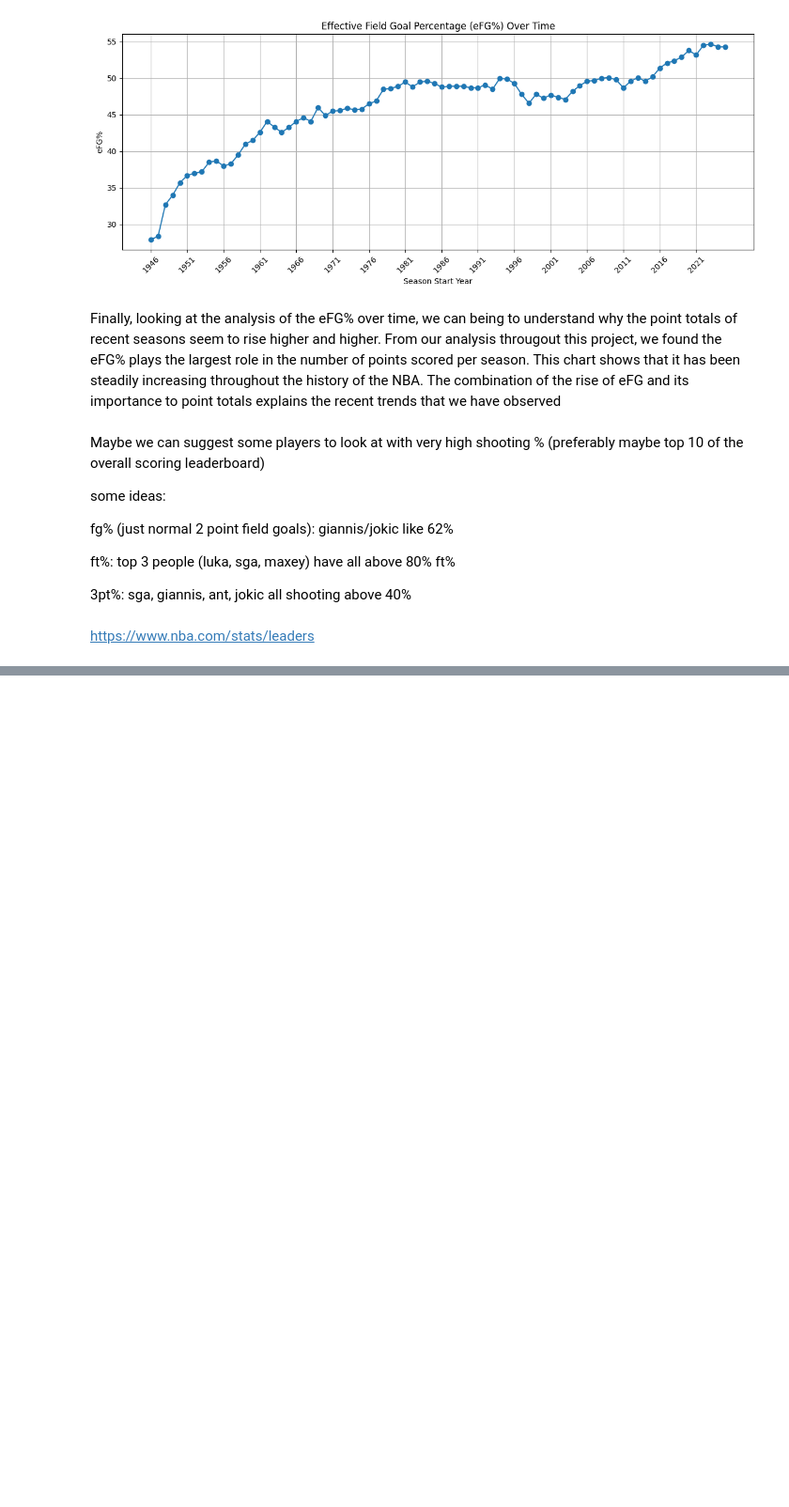
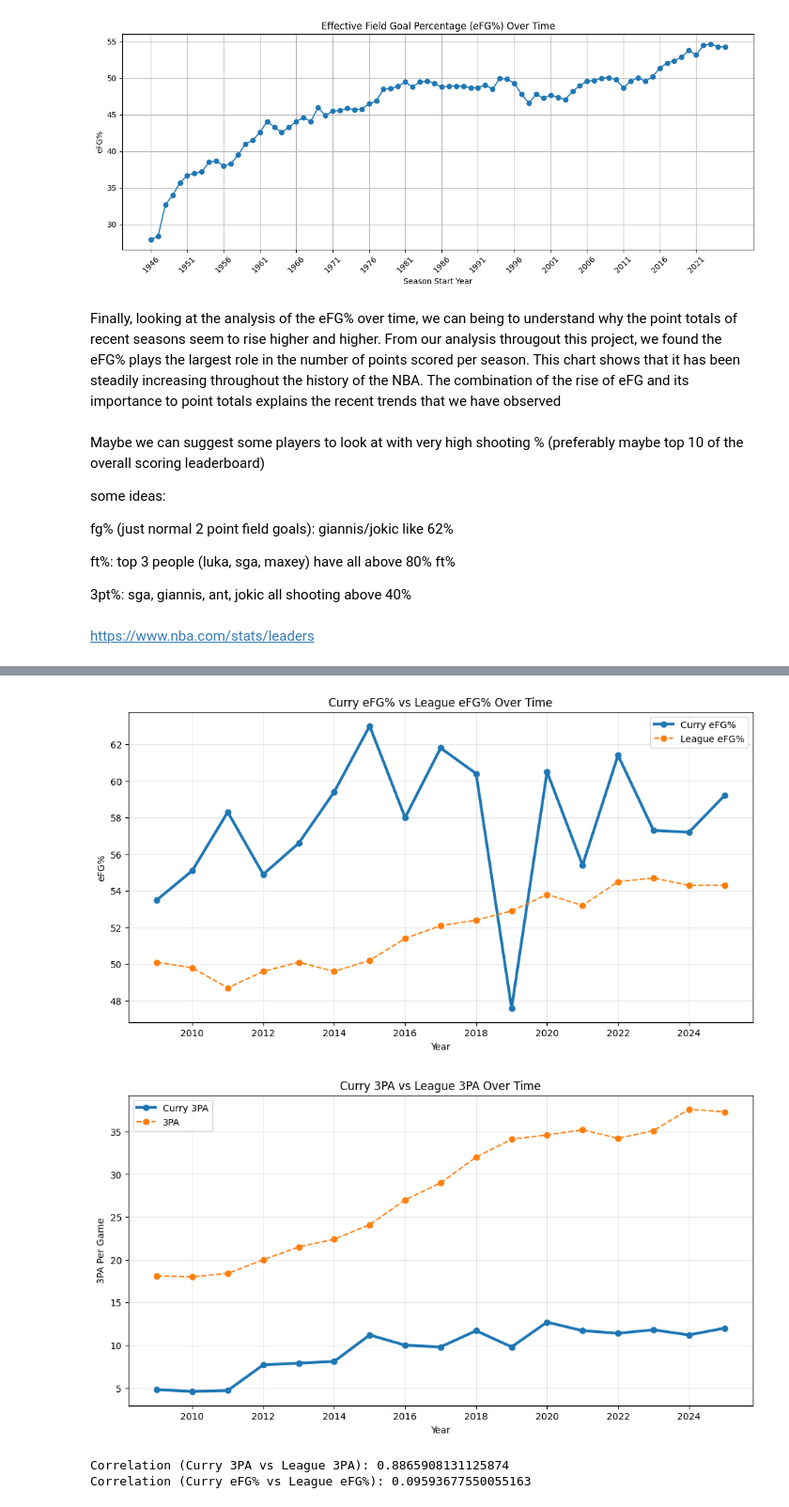
Before and after one commit to AidenLai2305/How-Have-NBA-Trends-Changed-Overtime, a Jupyter notebook: notebook.ipynb, the cells around one changed output, grey strips where cells are left out. Shown at 94% size. Drawn from its saved outputs; the diff is of its cells as text; code cells hidden in the pictures; blank space fills up the shorter version.

Commit message:
Steph Curry Analysis

```diff
--- a/notebook.ipynb
+++ b/notebook.ipynb
@@ -336,0 +342,3 @@ https://www.nba.com/stats/leaders
+# %%
+curry = pd.read_csv("Curry.csv")
+curry
@@ -336,0 +364,6 @@ https://www.nba.com/stats/leaders
+# %%
+curry = curry[curry["Season"].str.contains("-")]
+curry["Year"] = curry["Season"].str[:4].astype(int)
+curry_small = curry[["Year", "3PA", "eFG%"]]
+curry_small["eFG%"] = curry_small["eFG%"] * 100
+curry_small
@@ -336,0 +394,63 @@ https://www.nba.com/stats/leaders
+# %%
+plt.figure(figsize=(12,6))
+
+# Curry line
+plt.plot(curry_small["Year"], curry_small["eFG%"],
+         marker="o", linewidth=3, label="Curry eFG%")
+
+min_year = curry_small["Year"].min()
+max_year = curry_small["Year"].max()
+league_curry_years = filtered_regular_sorted[
+    (filtered_regular_sorted["Year"] >= min_year) &
+    (filtered_regular_sorted["Year"] <= max_year)
+]
+
+
+# League line
+plt.plot(league_curry_years["Year"], league_curry_years["eFG%"],
+         marker="o", linestyle="--", label="League eFG%")
+
+plt.title("Curry eFG% vs League eFG% Over Time")
+plt.xlabel("Year")
+plt.ylabel("eFG%")
+plt.grid(True, alpha=0.3)
+plt.legend()
+plt.show()
+
+plt.figure(figsize=(12,6))
+
+# Curry 3PA
+plt.plot(curry_small["Year"], curry_small["3PA"],
+         marker="o", linewidth=3, label="Curry 3PA")
+
+# League 3PA
+plt.plot(league_curry_years["Year"], league_curry_years["3PA"],
+         marker="o", linestyle="--", label="3PA")
+
+plt.title("Curry 3PA vs League 3PA Over Time")
+plt.xlabel("Year")
+plt.ylabel("3PA Per Game")
+plt.grid(True, alpha=0.3)
+plt.legend()
+plt.show()
+
+# Merge Curry and League datasets on Year
+merged = curry_small.merge(
+    league_curry_years[["Year", "3PA", "eFG%"]].rename(
+        columns={"3PA": "League_3PA", "eFG%": "League_eFG"}
+    ),
+    on="Year",
+    how="inner"
+)
+
+# Compute correlations
+corr_3pa = merged["3PA"].corr(merged["League_3PA"])
+corr_efg = merged["eFG%"].corr(merged["League_eFG"])
+
+print("Correlation (Curry 3PA vs League 3PA):", corr_3pa)
+print("Correlation (Curry eFG% vs League eFG%):", corr_efg)
+# %% [output]
+[figure, added]
+[figure, added]
+Correlation (Curry 3PA vs League 3PA): 0.8865908131125874
+Correlation (Curry eFG% vs League eFG%): 0.09593677550055163
```
Also changed, not shown: parts of 6 cells of this notebook, 1 other file.
